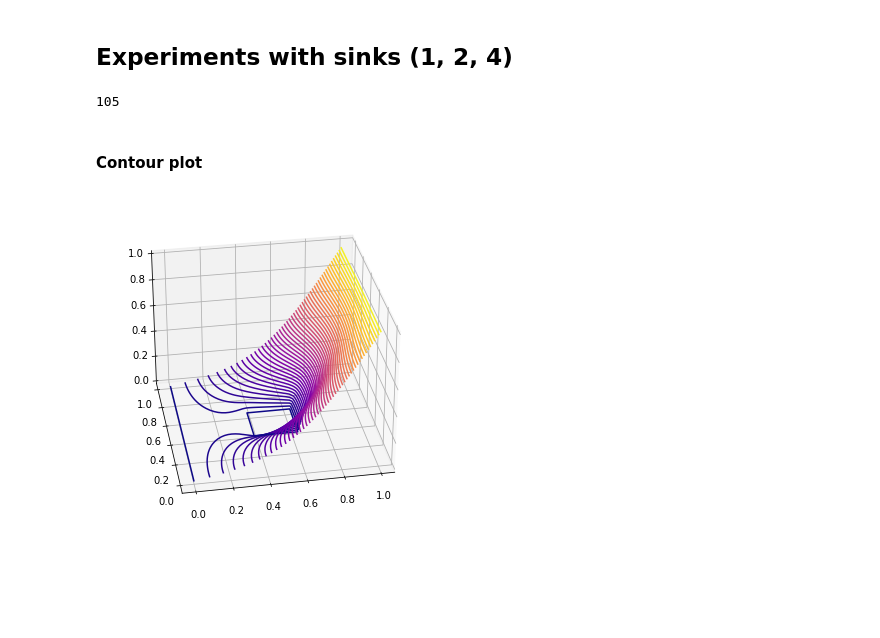
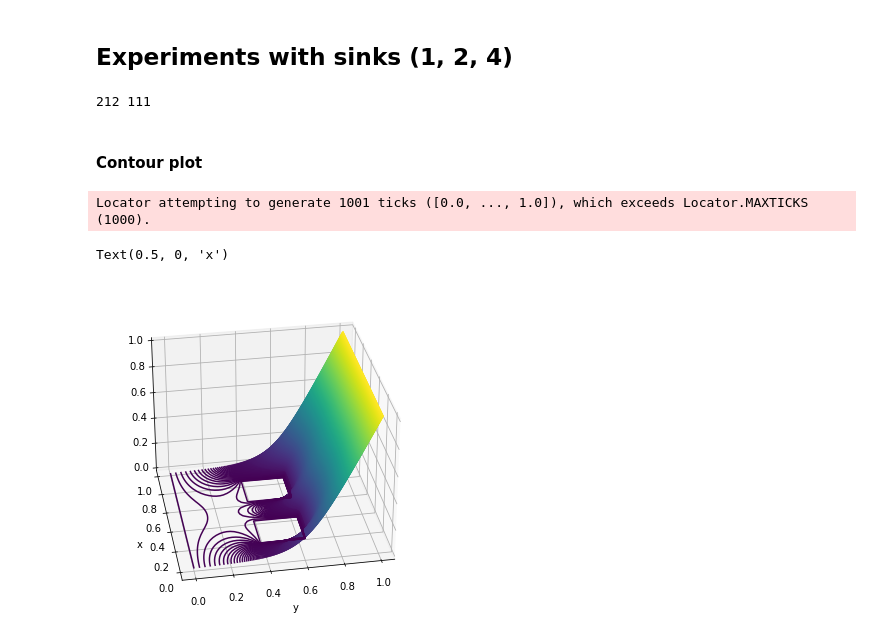
Before and after one commit to Alex-notmyname/MSC-Computational-Science, a Jupyter notebook: Scientific_Computing/Set 1 report/Exercise_1_3.ipynb, the cells around one changed output. Saved outputs shown, nothing was run; the diff lists cells and outputs as text; code cells hidden in the pictures; blank space fills up the shorter version.

```diff
--- a/Scientific_Computing/Set 1 report/Exercise_1_3.ipynb
+++ b/Scientific_Computing/Set 1 report/Exercise_1_3.ipynb
@@ -161,5 +161,5 @@ if __name__ == '__main__':
 # %%
-def sink_detector(i, j, num=0, length=0, lower_bound=0, upper_bound=1):
+def object_detector(i, j, num=0, length=0, lower_bound=0, upper_bound=1):
     num = num
     l = length
     passcheck = 0
@@ -222,7 +222,7 @@ def implement_sor(max_ite=5000, w=1.8, e=1e-5, N=50, num=0, length=0):
             for i in range(N):
                 ####################################################################
                 # Check if the point (i,j) lies within the sink!
-                passcheck = sink_detector(i=i*delta_x, j=j*delta_x, num=num, length=length)
+                passcheck = object_detector(i=i*delta_x, j=j*delta_x, num=num, length=length)
                 if passcheck == 0:
                     c_s[i, j] = SOR_solver(i, j, n_i=N, c_k=c_keep_s, c_k_1=c_s, w=w)
                 else:
@@ -234,7 +234,7 @@ def implement_sor(max_ite=5000, w=1.8, e=1e-5, N=50, num=0, length=0):
 
         # apply the threshold
         diff_s = c_s - c_keep_s
-        delta_s[k] = max(diff_s.max(), diff_g.min(), key=abs)
+        delta_s[k] = abs(max(diff_s.max(), diff_s.min(), key=abs))
 
         if delta_s[k] < e:
             break
@@ -255,9 +258,9 @@ if __name__ == '__main__':
 N = 50
 y_plot = np.linspace(0, 1, N)
 
-plt.rcParams['figure.figsize'] = (15, 5)
+plt.rcParams['figure.figsize'] = (6, 12)
 
-fig1, ax1 = plt.subplots(1,3)
+fig1, ax1 = plt.subplots(3,1)
 
 plot_j = [10, 100, 1000, 2383]
 plot_g = [10, 100, 1000, 2406]
@@ -283,5 +286,12 @@ ax1[0].set_title('Jacobi iteration', fontsize=20)
 ax1[1].set_title('Gauss-Seidel iteration', fontsize=20)
 ax1[2].set_title(r'SOR iteration ($\omega=1.8$)', fontsize=20)
 
+ax1[0].set(ylabel='c')
+ax1[1].set(ylabel='c')
+ax1[2].set(xlabel='y', ylabel='c')
+
+ax1[0].grid(visible=True)
+ax1[1].grid(visible=True)
+ax1[2].grid(visible=True)
 plt.show()
 # %% [output]
@@ -470,22 +485,27 @@ plt.show()
 ## Experiments with sinks (1, 2, 4)
 # %%
 c_store_s_s, delta_s_s, k_s = implement_sor(num=1, length=0.25)
-print(k)
+c_store_s_s2, delta_s_s2, k_s2 = implement_sor(num=2, length=0.25)
+print(k_s, k_s2)
 # %% [output]
-105
+212 111
 # %% [markdown]
 #### Contour plot
 # %%
-axt = plt.axes(projection='3d')
+ax3d = plt.axes(projection='3d')
 
 x = np.linspace(0, 1, 50)
 y = np.linspace(0, 1, 50)
 X, Y = np.meshgrid(x, y)
 
-axt.contour3D(X, Y, c_store_s_s[106, :, :], 50, cmap='plasma')
-axt.view_init(30, -100)
+ax3d.contour3D(X, Y, c_store_s_s2[111, :, :], 999)
+ax3d.view_init(30, -100)
+ax3d.set_xlabel('y')
+ax3d.set_ylabel('x')
 # %% [output]
+Locator attempting to generate 1001 ticks ([0.0, ..., 1.0]), which exceeds Locator.MAXTICKS (1000).
+Text(0.5, 0, 'x')
-[figure, old version]
+[figure, new version]
 # %%
 l = 0.25
 if __name__ == '__main__':
```
Also changed, not shown: parts of 25 cells of this notebook, 13 other files.
